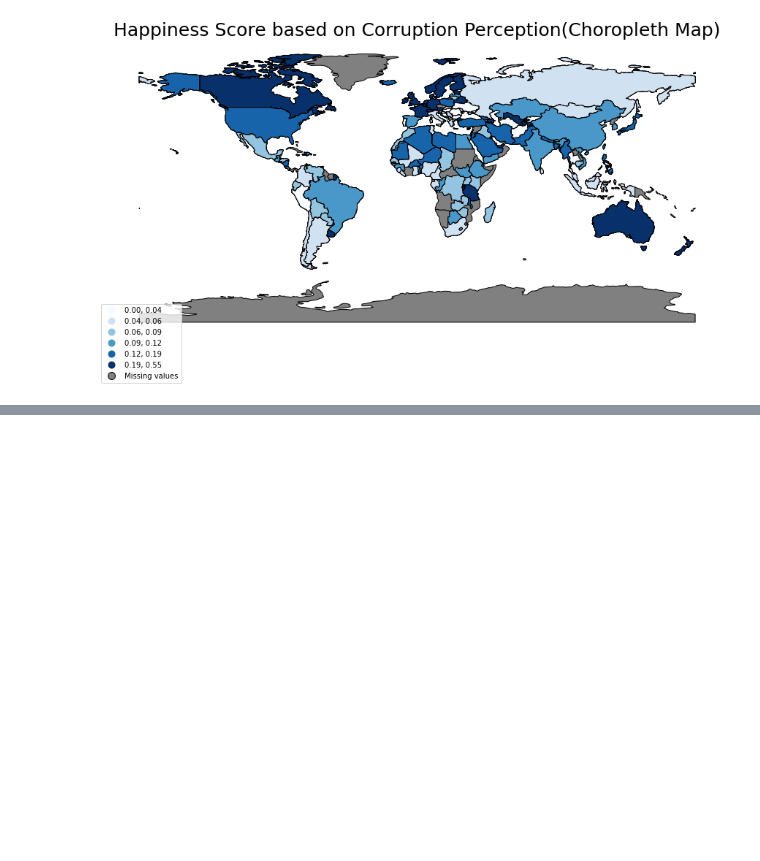
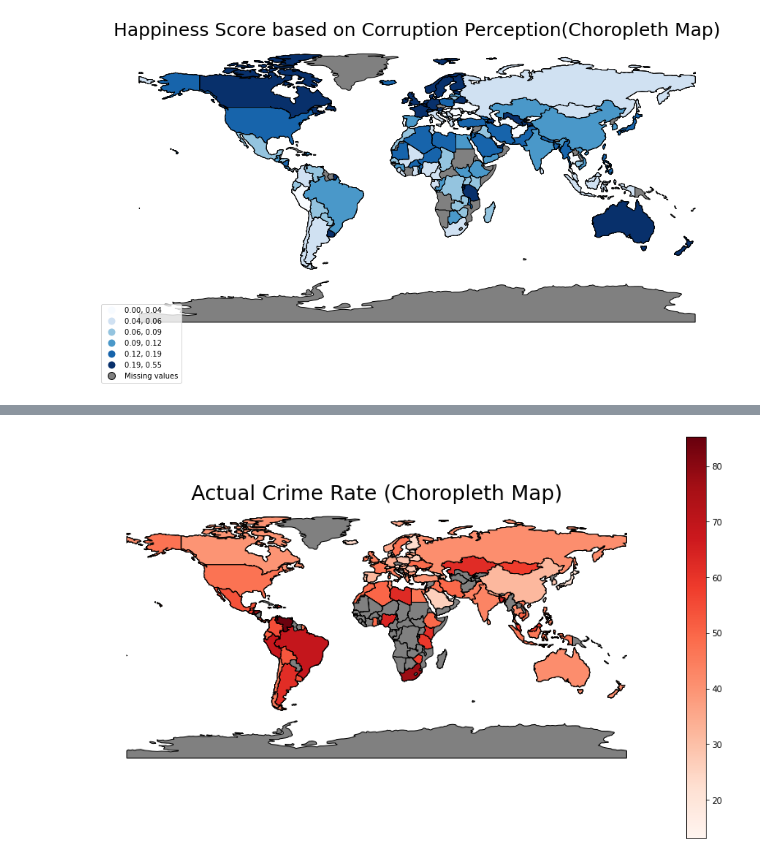
Before and after one commit to JoanaGayeta/DATANVIFinalProj, a Jupyter notebook: project/Cleaning.ipynb, the cells around one changed output, grey strips where cells are left out. Cells and saved outputs as stored; diff of their text form; code cells hidden in the pictures; blank space fills up the shorter version.

```diff
--- a/project/Cleaning.ipynb
+++ b/project/Cleaning.ipynb
@@ -1671,14 +1718,14 @@ cmCn.get_legend().set_bbox_to_anchor((.12,.12))
 # %%
-# cmACR = for_plotting2.plot(column='Actual_CrimeRate', cmap =
-#                                 'Reds', figsize=(15,9),
-#                                  scheme='quantiles', k=6,  edgecolor='black',missing_kwds={
-#            "color": "grey",
-#            "label": "Missing values",
-#       },legend = True);
-# #add title to the map
-# cmACR.set_title('Actual Crime Rate (Choropleth Map)', fontdict=
-#             {'fontsize':25})
-# #remove axes
-# cmACR.set_axis_off()
-# #move legend to an empty space
-# cmACR.get_legend().set_bbox_to_anchor((.12,.12))
+cmACR = for_plotting2.plot(column='Actual_CrimeRate', cmap =
+                                'Reds', figsize=(15,9),
+                              edgecolor='black',missing_kwds={
+           "color": "grey",
+           "label": "Missing values",
+      },legend = True);
+#add title to the map
+cmACR.set_title('Actual Crime Rate (Choropleth Map)', fontdict=
+            {'fontsize':25})
+#remove axes
+cmACR.set_axis_off()
+# %% [output]
+[figure, added]
```
Also changed, not shown: parts of 5 cells of this notebook.
